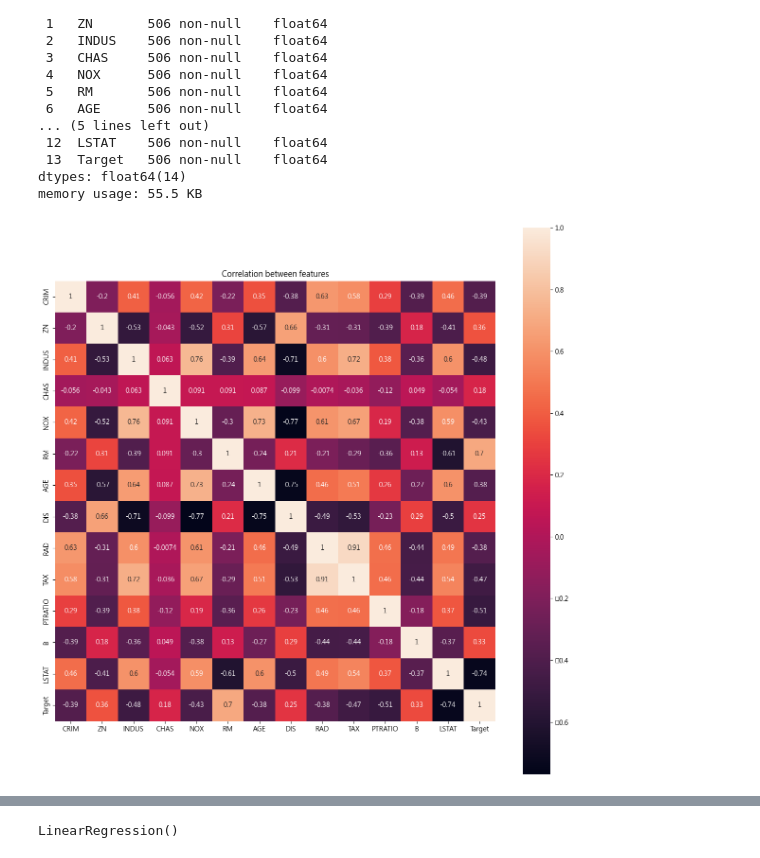
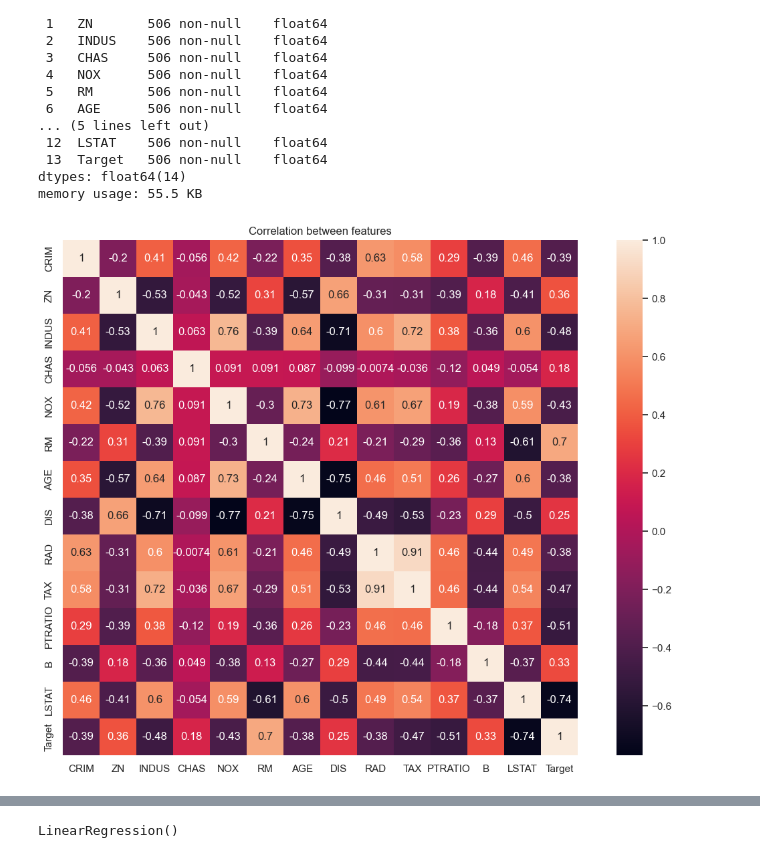
Before and after one commit to gengtingxu/DataAnalysisPractice, a Jupyter notebook: BostonPricePredict.ipynb, the cells around one changed output, grey strips where cells are left out. Saved outputs shown, nothing was run; the diff lists cells and outputs as text; code cells hidden in the pictures.

```diff
--- a/BostonPricePredict.ipynb
+++ b/BostonPricePredict.ipynb
@@ -99,9 +101,9 @@ Data columns (total 14 columns):
 dtypes: float64(14)
 memory usage: 55.5 KB
 # %%
-plt.figure(figsize=(15,15))
+plt.figure(figsize=(15,10))
 plt.title('Correlation between features')
 sns.heatmap(df.corr(), annot=True, square=True)
 plt.show()
 # %% [output]
-[figure, old version]
+[figure, new version]
```
Also changed, not shown: parts of 6 cells of this notebook.
